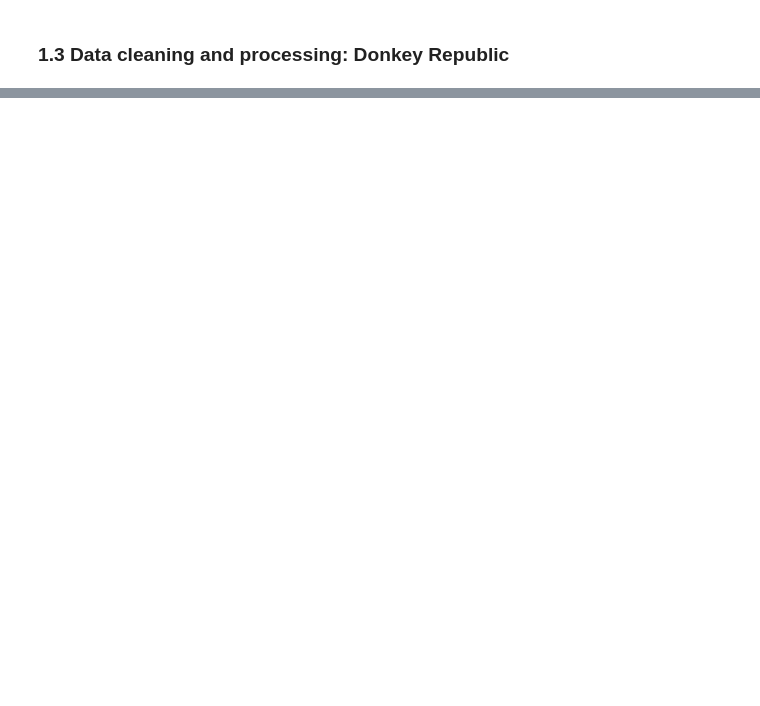
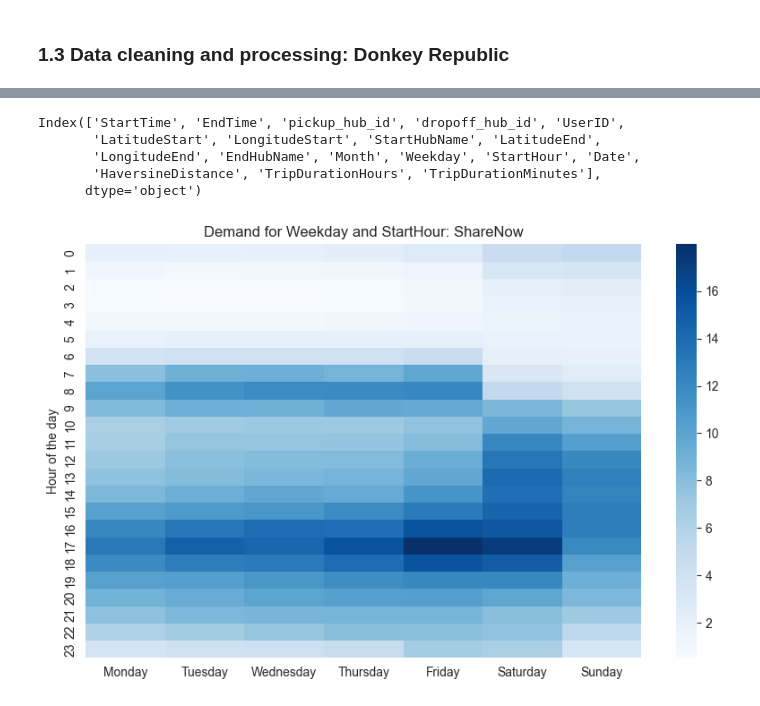
Before and after one commit to mihainipomici/multimodal_public_transport_copenhagen, a Jupyter notebook: notebooks/EDA_final.ipynb, the cells around one changed output, grey strips where cells are left out. Cells and saved outputs as stored; diff of their text form; code cells hidden in the pictures; blank space fills up the shorter version.

```diff
--- a/notebooks/EDA_final.ipynb
+++ b/notebooks/EDA_final.ipynb
@@ -648,0 +1046,39 @@ gm_original.describe().T.style.format("{:.2f}")
+# %%
+dr_processing.columns
+# %% [output]
+Index(['StartTime', 'EndTime', 'pickup_hub_id', 'dropoff_hub_id', 'UserID',
+       'LatitudeStart', 'LongitudeStart', 'StartHubName', 'LatitudeEnd',
+       'LongitudeEnd', 'EndHubName', 'Month', 'Weekday', 'StartHour', 'Date',
+       'HaversineDistance', 'TripDurationHours', 'TripDurationMinutes'],
+      dtype='object')
+# %%
+day_hour_sn = sn_processing.groupby(['Weekday','StartHour','Date']).agg({'CarID':'count'}).reset_index()
+day_hour_gm = gm_processing.groupby(['Weekday','StartHour','Date']).agg({'CarID':'count'}).reset_index()
+day_hour_dr = dr_processing.groupby(['Weekday','StartHour','Date']).agg({'pickup_hub_id':'count'}).reset_index()
+# %%
+test_sn = day_hour_sn.groupby(['Weekday','StartHour']).agg({'TripID':'mean'}).reset_index()
+test_gm = day_hour_gm.groupby(['Weekday','StartHour']).agg({'TripID':'mean'}).reset_index()
+test_dr = day_hour_dr.groupby(['Weekday','StartHour']).agg({'Date':'mean'}).reset_index()
+# %%
+import seaborn as sns
+import matplotlib.pyplot as plt
+# Assuming day_hour is a DataFrame you have defined earlier
+
+# Reshape the data into a matrix
+matrix = test_sn.pivot(index='StartHour', columns='Weekday', values='TripID')
+
+# Order list for the weekdays
+orderlist = ['Monday', 'Tuesday', 'Wednesday', 'Thursday', 'Friday', 'Saturday', 'Sunday']
+
+# Reindex the matrix according to the orderlist
+reordered_matrix = matrix.reindex(columns=orderlist)
+
+# Create the heatmap with the reordered matrix
+plt.figure(figsize=(10, 6))
+sns.heatmap(reordered_matrix, cmap='Blues', annot=False, fmt='d')
+plt.title('Demand for Weekday and StartHour: ShareNow')
+plt.xlabel(None)
+plt.ylabel('Hour of the day')
+plt.show()
+# %% [output]
+[figure, added]
```
Also changed, not shown: parts of 55 cells of this notebook.
